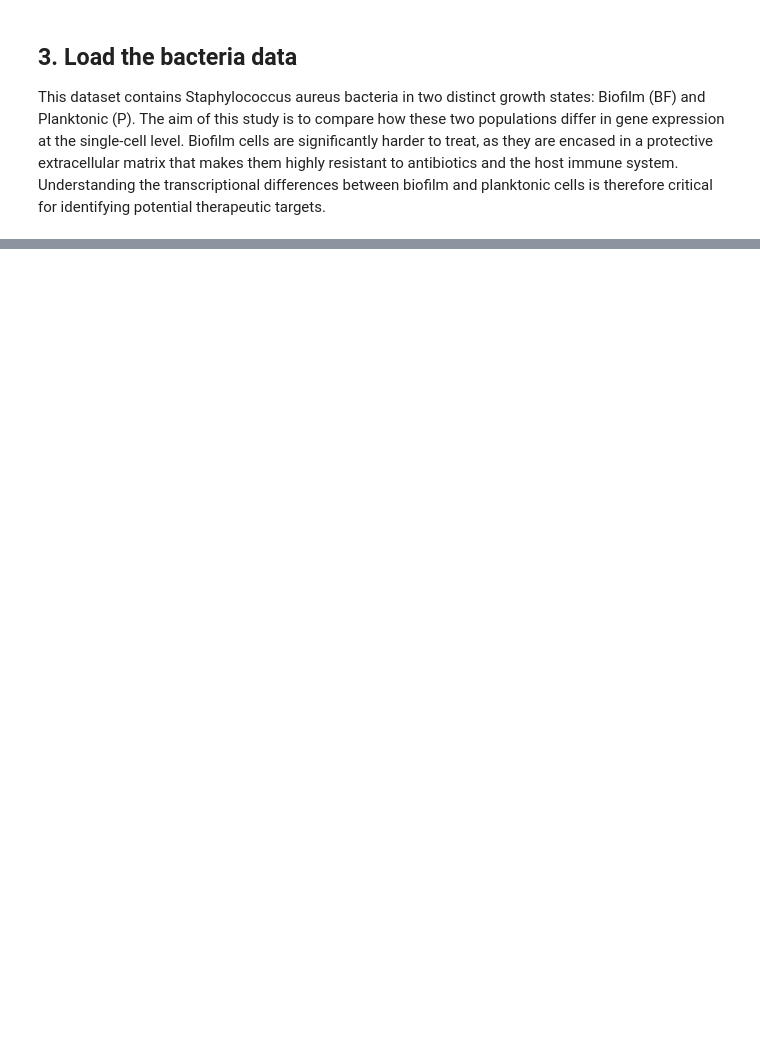
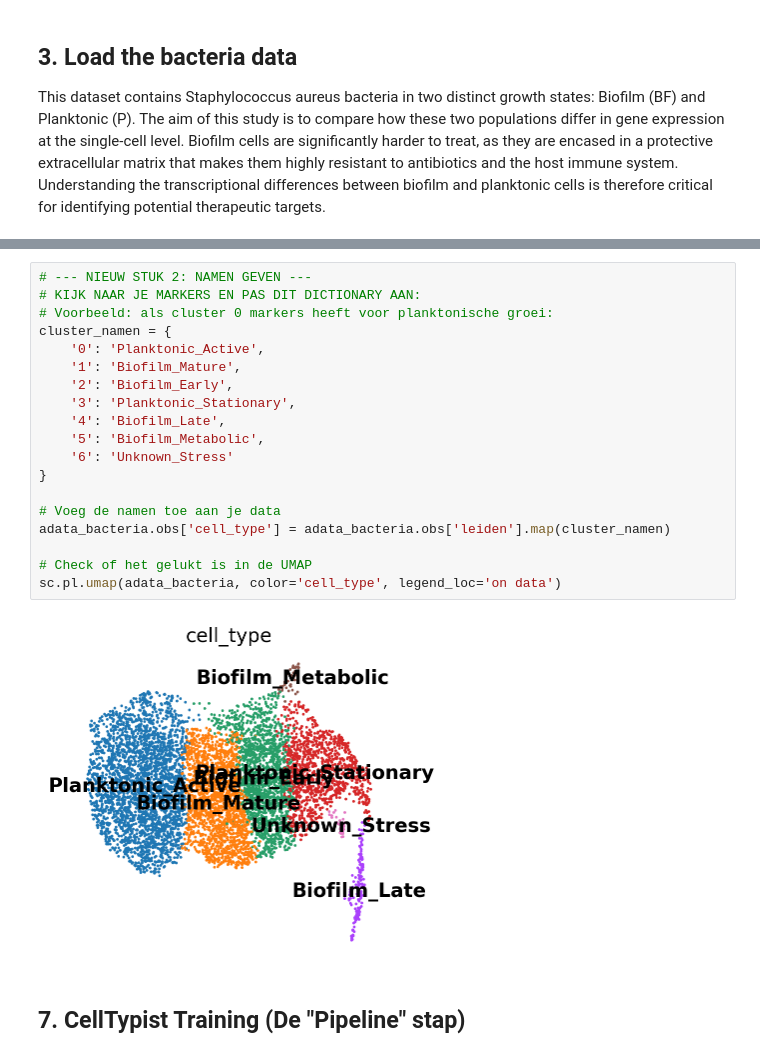
Before and after one commit to NathanvaBIT/mygitdirectory, a Jupyter notebook: Bacteria_unsupervised_learning.ipynb, the cells around one changed output, grey strips where cells are left out. Cells and saved outputs as stored; diff of their text form; blank space fills up the shorter version.

```diff
--- a/Bacteria_unsupervised_learning.ipynb
+++ b/Bacteria_unsupervised_learning.ipynb
@@ -293,0 +291,23 @@ sc.pl.umap(adata_bacteria, color=['Type_of_cells', 'celltypist_prediction'], leg
+# %%
+# --- NIEUW STUK 2: NAMEN GEVEN ---
+# KIJK NAAR JE MARKERS EN PAS DIT DICTIONARY AAN:
+# Voorbeeld: als cluster 0 markers heeft voor planktonische groei:
+cluster_namen = {
+    '0': 'Planktonic_Active',
+    '1': 'Biofilm_Mature',
+    '2': 'Biofilm_Early',
+    '3': 'Planktonic_Stationary',
+    '4': 'Biofilm_Late',
+    '5': 'Biofilm_Metabolic',
+    '6': 'Unknown_Stress'
+}
+
+# Voeg de namen toe aan je data
+adata_bacteria.obs['cell_type'] = adata_bacteria.obs['leiden'].map(cluster_namen)
+
+# Check of het gelukt is in de UMAP
+sc.pl.umap(adata_bacteria, color='cell_type', legend_loc='on data')
+# %% [output]
+[figure, added]
+# %% [markdown]
+## 7. CellTypist Training (De "Pipeline" stap)
```
Also changed, not shown: parts of 42 cells of this notebook.
